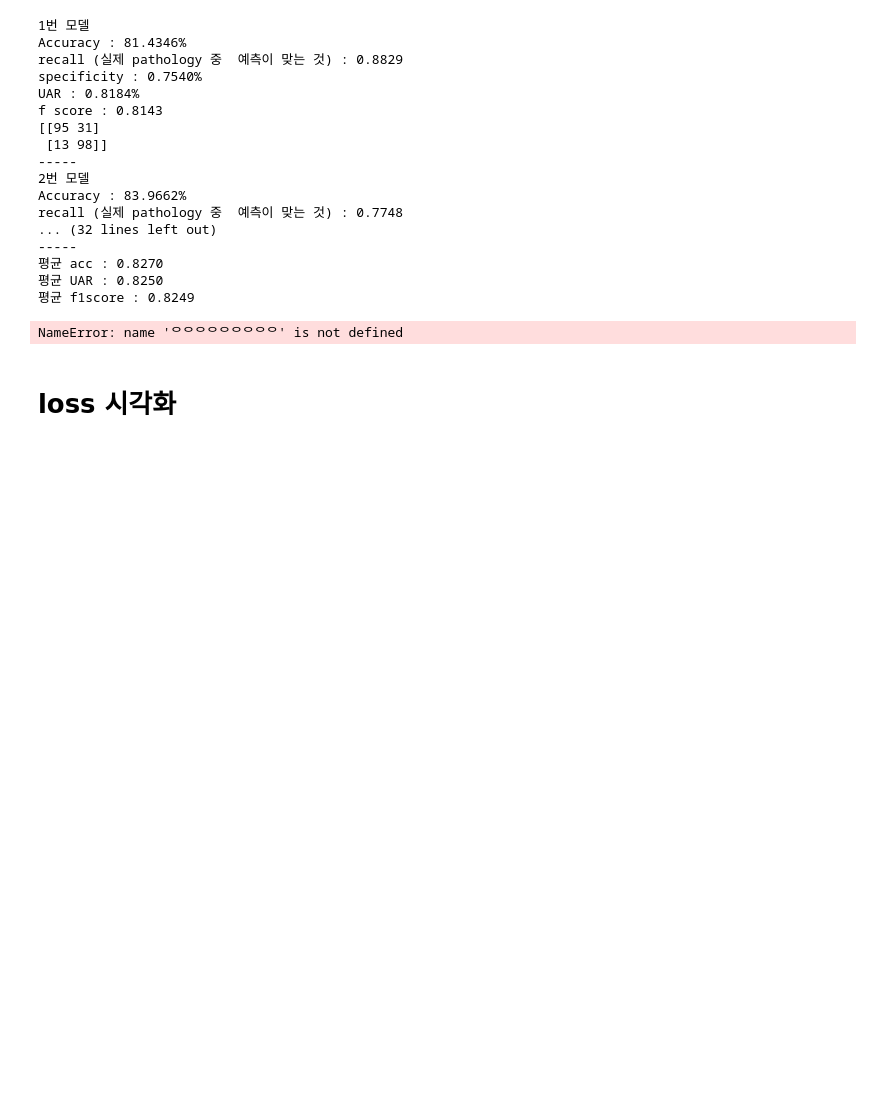
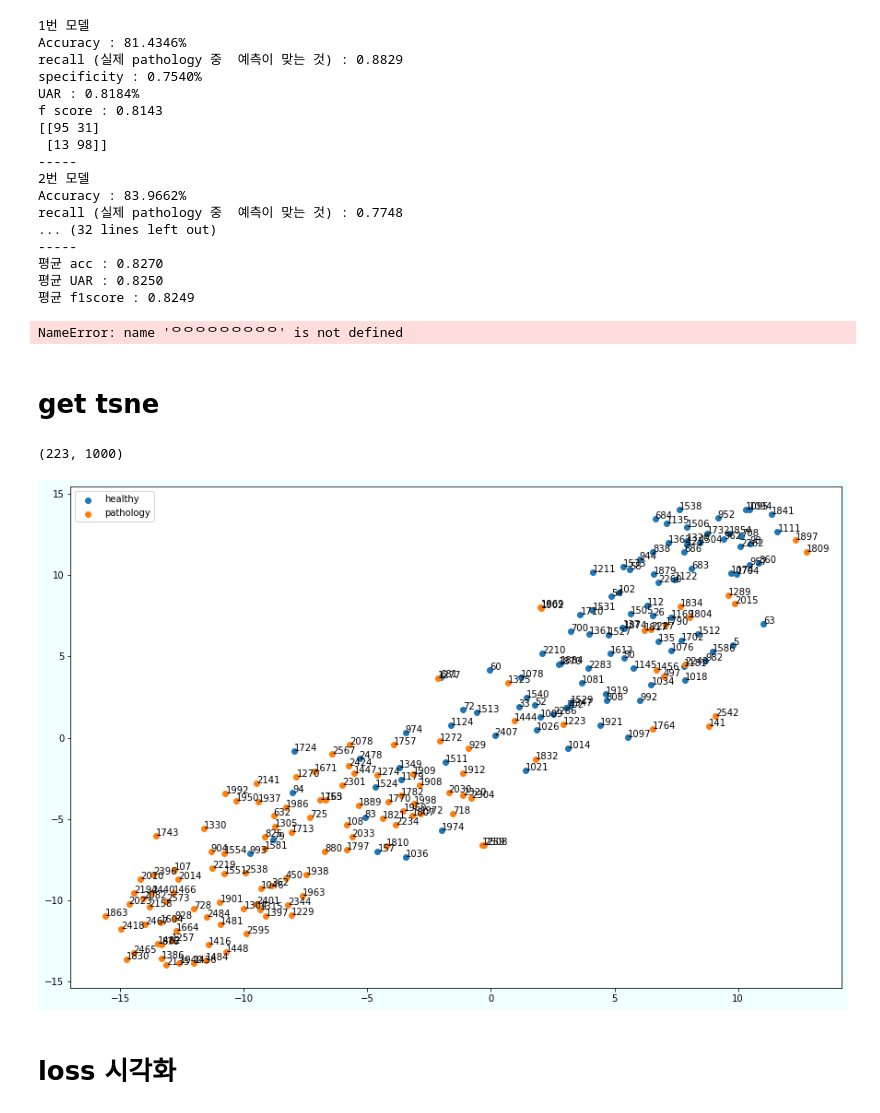
Before and after one commit to bub3690/voice_pathology_ai, a Jupyter notebook: model/Module/model-wavegram-stratifiedKFold-ros-organics-speaker.ipynb, the cells around one changed output. Cells and saved outputs as stored; diff of their text form; code cells hidden in the pictures; blank space fills up the shorter version.

Commit message:
FEAT: Update tsne

```diff
--- a/model/Module/model-wavegram-stratifiedKFold-ros-organics-speaker.ipynb
+++ b/model/Module/model-wavegram-stratifiedKFold-ros-organics-speaker.ipynb
@@ -542,7 +539,7 @@ class svd_dataset(Dataset):
         sig = (sig-sig.mean())/sig.std()
         ###
 
-        return sig, self.classes.index(self.label[idx])
+        return sig, self.classes.index(self.label[idx]),str(self.path_list[idx])
 # %%
 # test set 제작을 위한 class
 class svd_test_set(Dataset):
@@ -819,11 +816,11 @@ def model_initialize():
 model=model_initialize()
 # %%
 class ResLayer(nn.Module):
-    def __init__(self):
+    def __init__(self,tsne):
         super(ResLayer, self).__init__()
         self.model = models.resnet18(pretrained=True).cuda()
         self.num_ftrs = self.model.fc.out_features
-
+        self.tsne = tsne
         self.mel_scale = T.MelSpectrogram(
             sample_rate=16000,
             n_fft=1360,
@@ -862,11 +859,13 @@ class ResLayer(nn.Module):
         x = torch.stack([x,x,x],axis=1)
 
         x = self.model(x)
+        if self.tsne:
+            return x
         x  = self.fc(x)
         return x
 
-def model_initialize():
-    model = ResLayer().cuda()
+def model_initialize(tsne=False):
+    model = ResLayer(tsne).cuda()
     return model
 
 model=model_initialize()
@@ -1506,6 +1504,66 @@ recall (실제 pathology 중  예측이 맞는 것) : 0.7748
 ㅇㅇㅇㅇㅇㅇㅇㅇㅇ
 # %% [output]
 NameError: name 'ᄋᄋᄋᄋᄋᄋᄋᄋᄋ' is not defined
+# %% [markdown]
+# get tsne
+# %%
+from tqdm import tqdm
+
+valid_results = []
+labels = []
+path_list = []
+
+
+model=model_initialize(tsne=True)
+check_path = './checkpoint/checkpoint_wavegram_ros_'+str(1)+'_organics_speaker.pt'
+model.load_state_dict(torch.load(check_path))
+model.eval()
+
+train_loader,validation_loader = load_data(0)
+
+with torch.no_grad():
+    for img,label,paths in tqdm(validation_loader):
+        valid_results.append(model(img.to(DEVICE)).cpu().numpy())
+        labels.append(label)
+        path_list+=paths
+
+valid_results = np.concatenate(valid_results)
+labels = np.concatenate(labels)
+valid_results.shape
+# %% [output]
+(223, 1000)
+# %%
+from sklearn.manifold import TSNE
+from sklearn.datasets import load_digits
+
+# MNIST 데이터 불러오기
+#data = load_digits()
+
+# 2차원으로 차원 축소
+n_components = 2
+
+# t-sne 모델 생성
+tsne = TSNE(n_components=n_components)
+
+# 학습한 결과 2차원 공간 값 출력
+#print(tsne.fit_transform(train_results))
+valid_results_view=tsne.fit_transform(valid_results)
+# %%
+
+plt.figure(figsize=(15, 10), facecolor="azure")
+for label in np.unique(labels):
+    points = valid_results_view[labels==label]
+    tmp = valid_results_view[labels==label].tolist()
+    path_name = np.array(path_list)[labels==label].tolist()
+    plt.scatter(points[:, 0], points[:, 1],label=label)
+    for idx,text in enumerate(path_name):
+        plt.text(tmp[idx][0], tmp[idx][1],text)
+
+
+plt.legend(['healthy','pathology'])
+plt.show()
+# %% [output]
+[figure, added]
 # %% [markdown]
 # loss 시각화
 # %%
```
Also changed, not shown: parts of 4 cells of this notebook, 1 other file.
